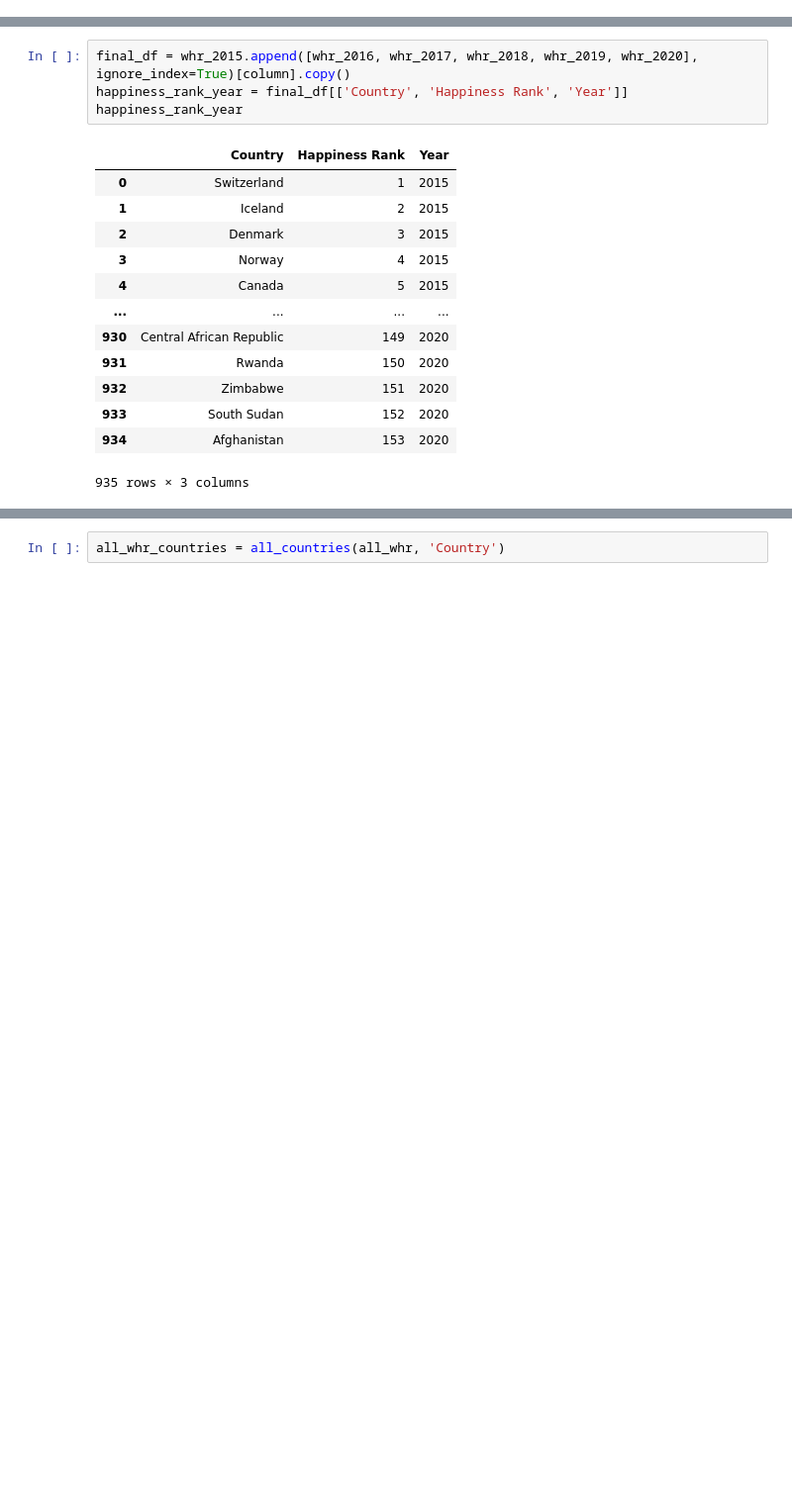
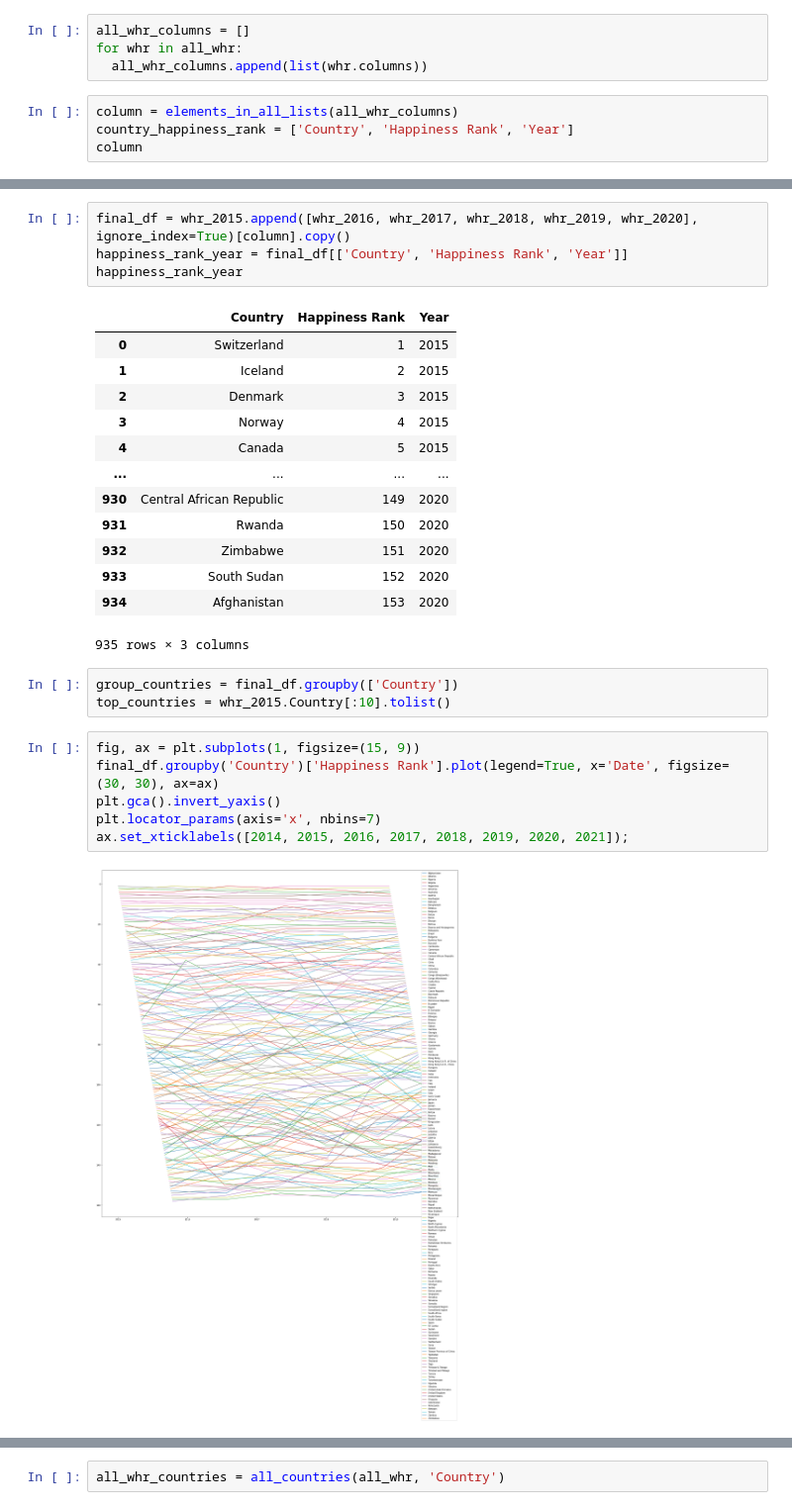
Before and after one commit to RMNT/toai_d_class, a Jupyter notebook: toai_class_d_project.ipynb, the cells around one changed output, grey strips where cells are left out. Shown at 99% size. Cells and saved outputs as stored; diff of their text form; blank space fills up the shorter version.

```diff
--- a/toai_class_d_project.ipynb
+++ b/toai_class_d_project.ipynb
@@ -372,0 +450,8 @@ country_happiness_rank = ['Country', 'Happiness Rank', 'Year']
+# %%
+all_whr_columns = []
+for whr in all_whr:
+  all_whr_columns.append(list(whr.columns))
+# %%
+column = elements_in_all_lists(all_whr_columns)
+country_happiness_rank = ['Country', 'Happiness Rank', 'Year']
+column
@@ -407,3 +542,14 @@ happiness_rank_year
 | 933 | South Sudan | 152 | 2020 |
 | 934 | Afghanistan | 153 | 2020 |
 935 rows × 3 columns
+# %%
+group_countries = final_df.groupby(['Country'])
+top_countries = whr_2015.Country[:10].tolist()
+# %%
+fig, ax = plt.subplots(1, figsize=(15, 9))
+final_df.groupby('Country')['Happiness Rank'].plot(legend=True, x='Date', figsize=(30, 30), ax=ax)
+plt.gca().invert_yaxis()
+plt.locator_params(axis='x', nbins=7)
+ax.set_xticklabels([2014, 2015, 2016, 2017, 2018, 2019, 2020, 2021]);
+# %% [output]
+[figure, added]
```
Also changed, not shown: parts of 90 cells of this notebook.
